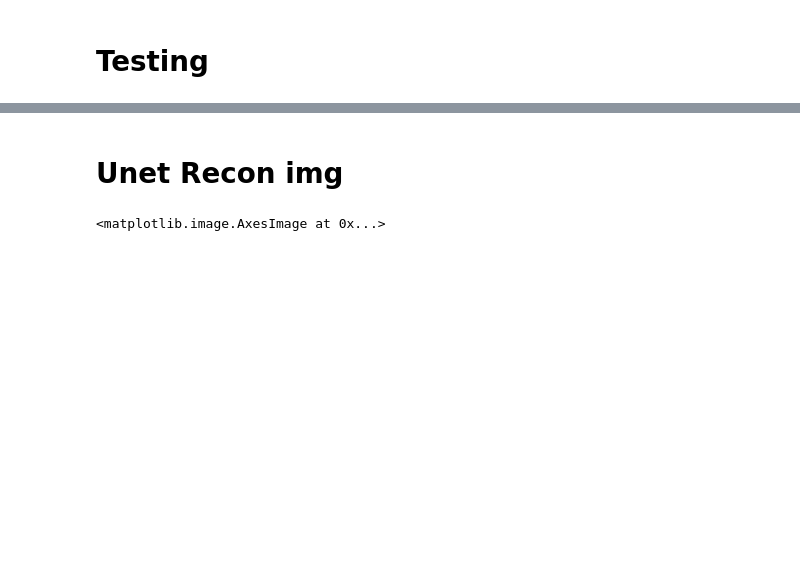
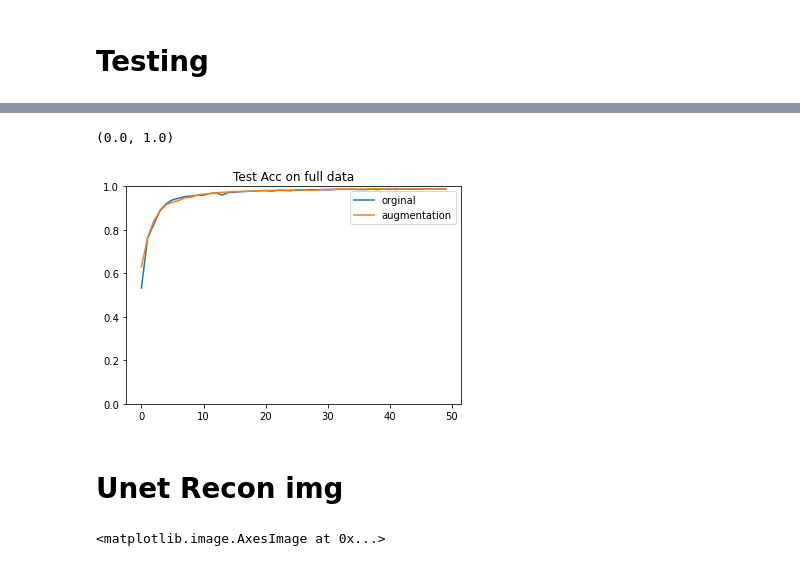
Before and after one commit to bochendong/Data-Augmentation-Optimization, a Jupyter notebook: Unet_mnist/Full_data/Train_interact.ipynb, the cells around one changed output, grey strips where cells are left out. Cells and saved outputs as stored; diff of their text form; code cells hidden in the pictures; blank space fills up the shorter version.

```diff
--- a/Unet_mnist/Full_data/Train_interact.ipynb
+++ b/Unet_mnist/Full_data/Train_interact.ipynb
@@ -597,3 +651,12 @@ plt.ylim(0, 1)
+# %%
+plt.plot(range(0, dnn_epoch), test_acc_history)
+plt.plot(range(0, dnn_epoch), test_acc_history_1)
+plt.title("Test Acc on full data")
+plt.legend(['orginal', 'augmentation'])
+plt.ylim(0, 1)
+# %% [output]
+(0.0, 1.0)
+[figure, added]
 # %% [markdown]
 # Unet Recon img
 # %%
```
Also changed, not shown: parts of 15 cells of this notebook.
